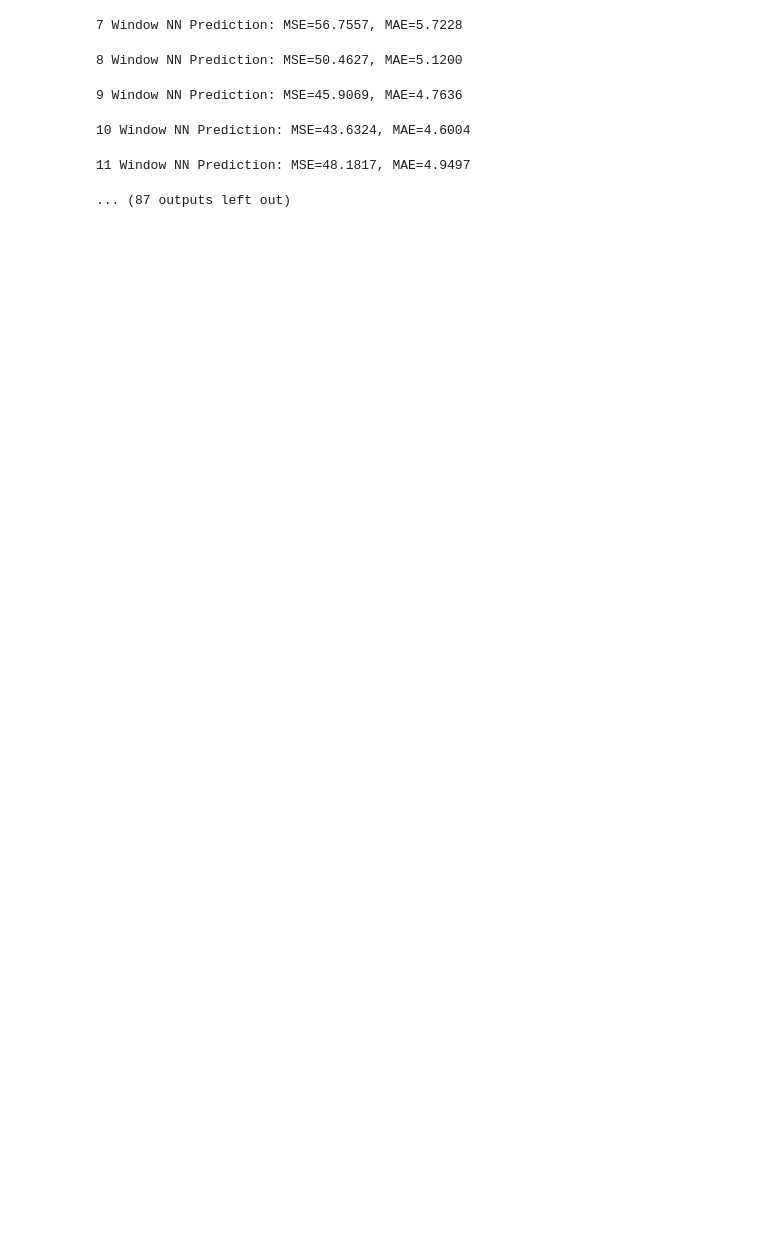
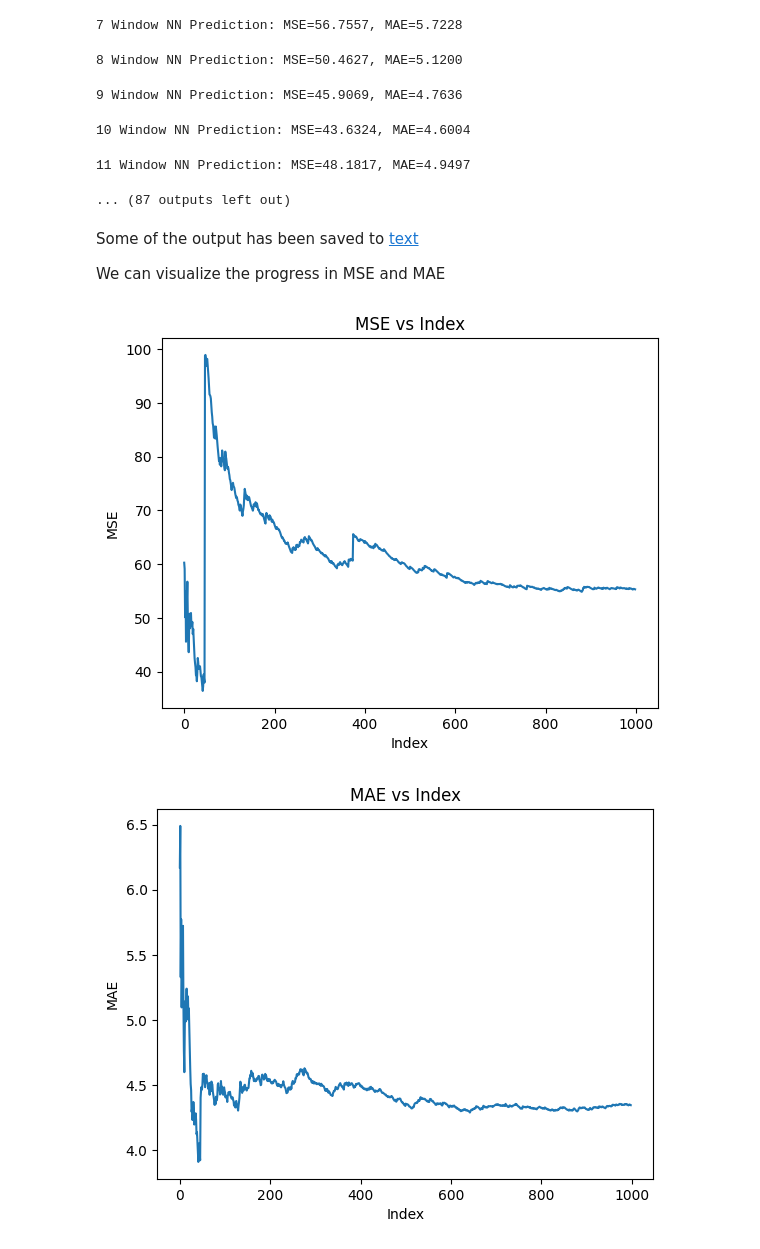
Before and after one commit to Davidwarchy/the-self-grounded-agent, a Jupyter notebook: analysis/trajectory-matching.ipynb, the cells around one changed output. Saved outputs shown, nothing was run; the diff lists cells and outputs as text; code cells hidden in the pictures; blank space fills up the shorter version.

```diff
--- a/analysis/trajectory-matching.ipynb
+++ b/analysis/trajectory-matching.ipynb
@@ -842,3 +850,29 @@ plt.show()
 10 Window NN Prediction: MSE=43.6324, MAE=4.6004
 11 Window NN Prediction: MSE=48.1817, MAE=4.9497
 ... (87 outputs left out)
+# %% [markdown]
+Some of the output has been saved to [text](window_mse.txt)
+
+We can visualize the progress in MSE and MAE
+# %%
+import matplotlib.pyplot as plt
+import pandas as pd
+
+df = pd.read_csv("window_mse.txt")
+
+plt.figure()
+plt.plot(df.index, df["MSE"])
+plt.xlabel("Index")
+plt.ylabel("MSE")
+plt.title("MSE vs Index")
+plt.show()
+
+plt.figure()
+plt.plot(df.index, df["MAE"])
+plt.xlabel("Index")
+plt.ylabel("MAE")
+plt.title("MAE vs Index")
+plt.show()
+# %% [output]
+[figure, added]
+[figure, added]
```
Also changed, not shown: parts of 11 cells of this notebook, 4 other files.
